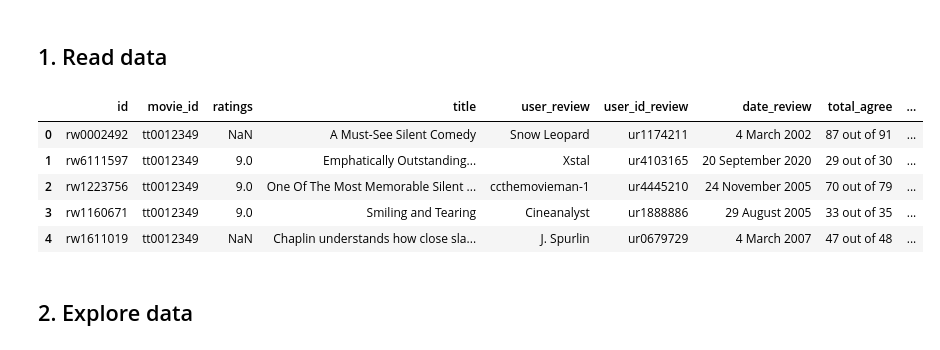
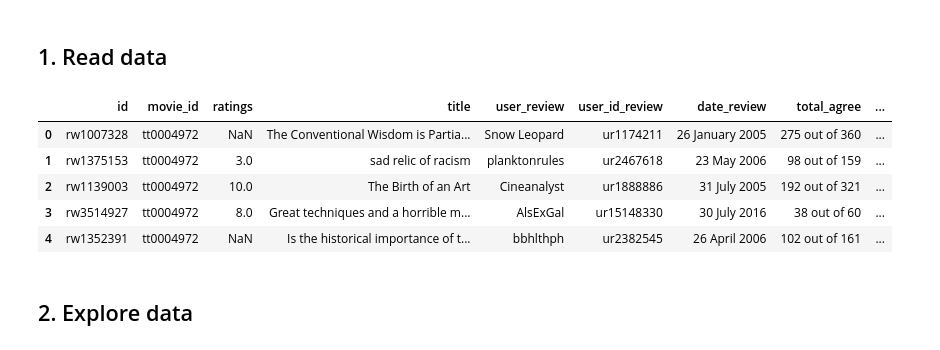
Before and after one commit to TranTienVan/imdb-movie-user-analysis-big-data, a Jupyter notebook: analysis/preprocessing_data.ipynb, the cells around one changed output. Saved outputs shown, nothing was run; the diff lists cells and outputs as text; code cells hidden in the pictures.

```diff
--- a/analysis/preprocessing_data.ipynb
+++ b/analysis/preprocessing_data.ipynb
@@ -6,12 +6,12 @@ import numpy as np
 # %% [markdown]
 ## 1. Read data
 # %%
-df = pd.read_json("Data/final.json")
+df = pd.read_csv("../backend/data/reviews.csv")
 df.head()
 # %% [output]
 |  | id | movie_id | ratings | title | user_review | user_id_review | date_review | total_agree | ... |
-| 0 | rw0002492 | tt0012349 | NaN | A Must-See Silent Comedy | Snow Leopard | ur1174211 | 4 March 2002 | 87 out of 91 | ... |
-| 1 | rw6111597 | tt0012349 | 9.0 | Emphatically Outstanding... | Xstal | ur4103165 | 20 September 2020 | 29 out of 30 | ... |
-| 2 | rw1223756 | tt0012349 | 9.0 | One Of The Most Memorable Silent ... | ccthemovieman-1 | ur4445210 | 24 November 2005 | 70 out of 79 | ... |
-| 3 | rw1160671 | tt0012349 | 9.0 | Smiling and Tearing | Cineanalyst | ur1888886 | 29 August 2005 | 33 out of 35 | ... |
-| 4 | rw1611019 | tt0012349 | NaN | Chaplin understands how close sla... | J. Spurlin | ur0679729 | 4 March 2007 | 47 out of 48 | ... |
+| 0 | rw1007328 | tt0004972 | NaN | The Conventional Wisdom is Partia... | Snow Leopard | ur1174211 | 26 January 2005 | 275 out of 360 | ... |
+| 1 | rw1375153 | tt0004972 | 3.0 | sad relic of racism | planktonrules | ur2467618 | 23 May 2006 | 98 out of 159 | ... |
+| 2 | rw1139003 | tt0004972 | 10.0 | The Birth of an Art | Cineanalyst | ur1888886 | 31 July 2005 | 192 out of 321 | ... |
+| 3 | rw3514927 | tt0004972 | 8.0 | Great techniques and a horrible m... | AlsExGal | ur15148330 | 30 July 2016 | 38 out of 60 | ... |
+| 4 | rw1352391 | tt0004972 | NaN | Is the historical importance of t... | bbhlthph | ur2382545 | 26 April 2006 | 102 out of 161 | ... |
```
Also changed, not shown: parts of 3 cells of this notebook, 5 other files.
